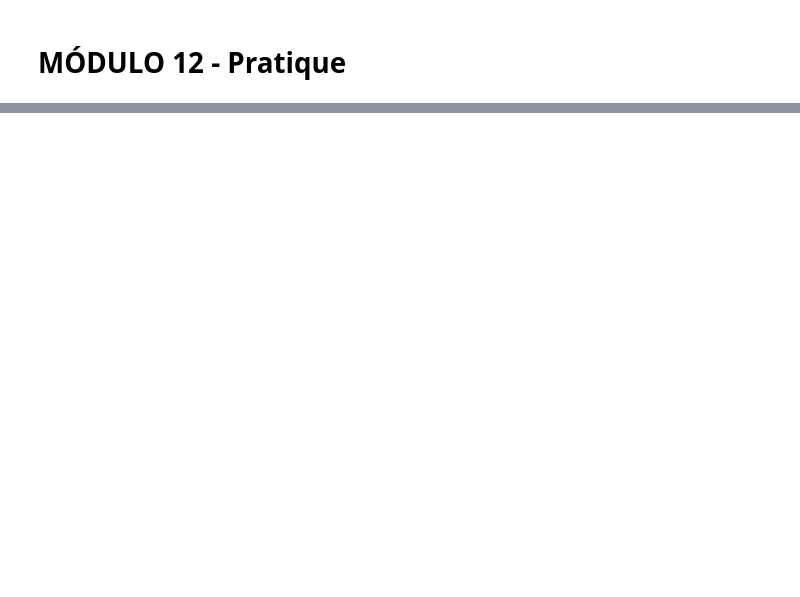
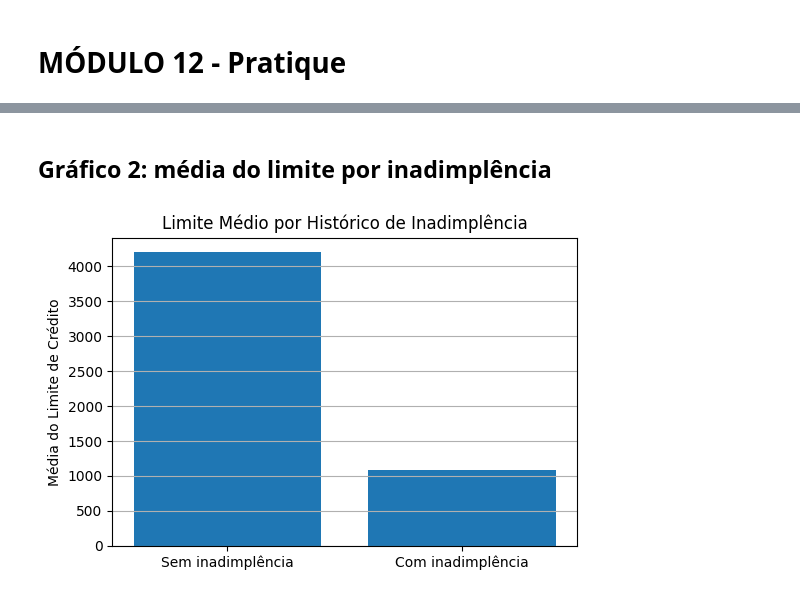
Before and after one commit to oPauLoHiga/ebac_elementos_visuais, a Jupyter notebook: pratica.ipynb, the cells around one changed output, grey strips where cells are left out. Saved outputs shown, nothing was run; the diff lists cells and outputs as text; code cells hidden in the pictures; blank space fills up the shorter version.

```diff
--- a/pratica.ipynb
+++ b/pratica.ipynb
@@ -25,0 +55,13 @@ df.head(5)
+# %% [markdown]
+## Gráfico 2: média do limite por inadimplência
+# %%
+media_inad = df.groupby('Historico_Inadimplencia')['Limite_Credito'].mean()
+
+plt.figure(figsize=(6,4))
+plt.bar(['Sem inadimplência', 'Com inadimplência'], media_inad.values)
+plt.title('Limite Médio por Histórico de Inadimplência')
+plt.ylabel('Média do Limite de Crédito')
+plt.grid(axis='y')
+plt.show()
+# %% [output]
+[figure, added]
```
Also changed, not shown: parts of 7 cells of this notebook.
